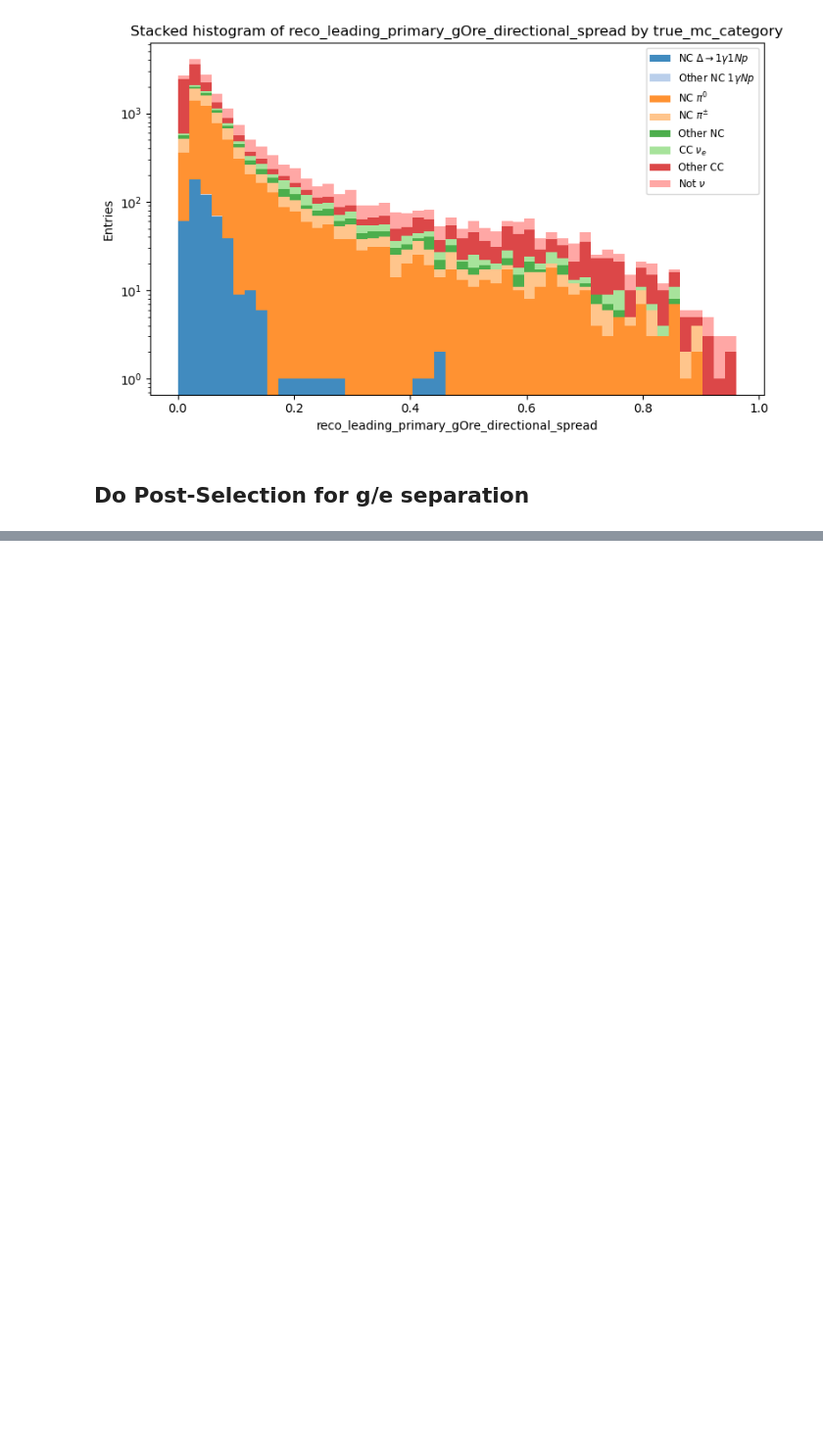
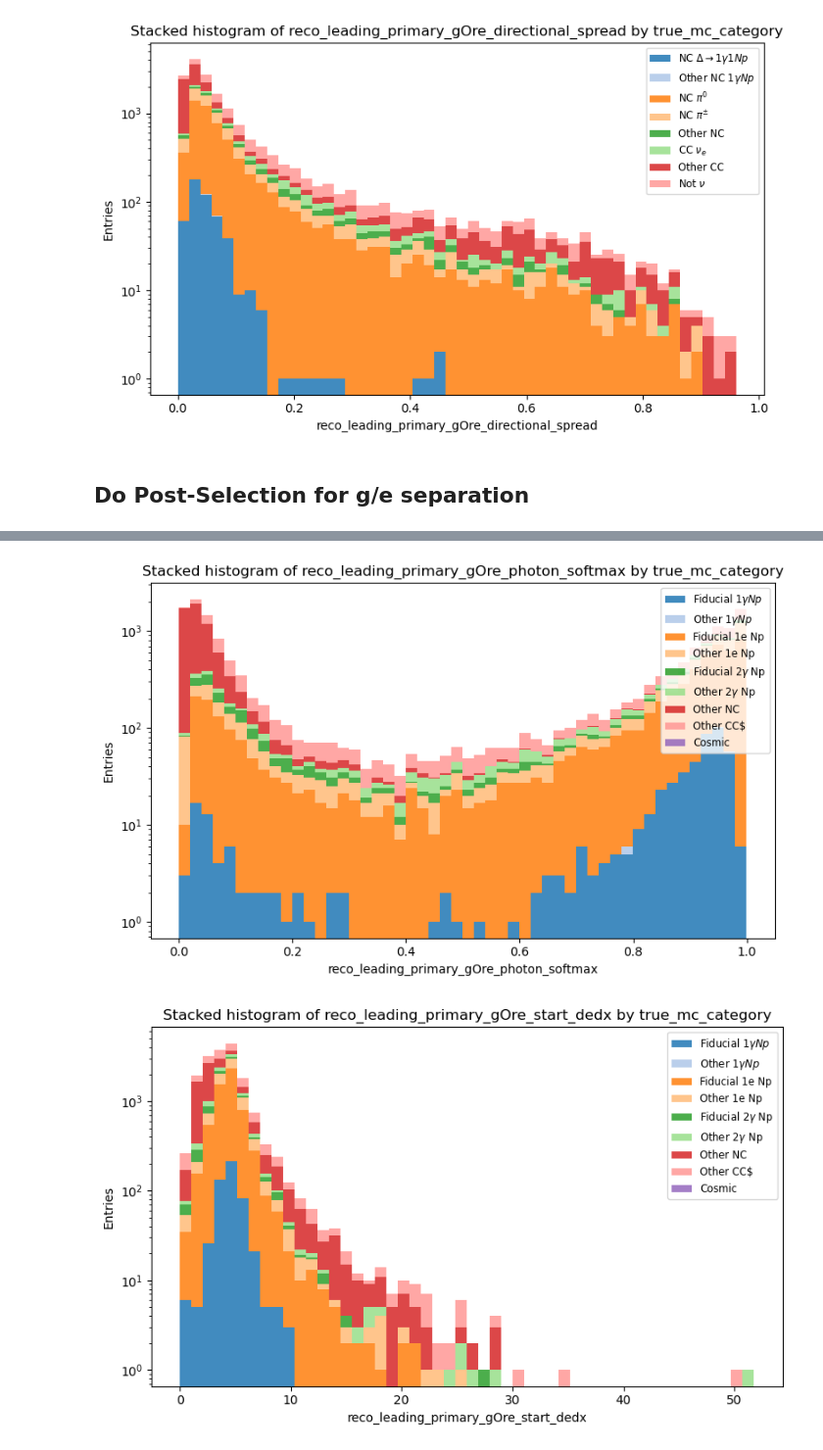
Before and after one commit to seokjuchung/NC_Delta_SPINE, a Jupyter notebook: explore_flatCAF.ipynb, the cells around one changed output, grey strips where cells are left out. Shown at 98% size. Saved outputs shown, nothing was run; the diff lists cells and outputs as text; code cells hidden in the pictures; blank space fills up the shorter version.

```diff
--- a/explore_flatCAF.ipynb
+++ b/explore_flatCAF.ipynb
@@ -314,0 +453,51 @@ print(selected_entries_true.shape)
+# %%
+import matplotlib.pyplot as plt
+import numpy as np
+
+variables = ['reco_leading_primary_gOre_photon_softmax',
+             'reco_leading_primary_gOre_start_dedx',
+             'reco_leading_primary_gOre_axial_spread',
+             'reco_leading_primary_gOre_directional_spread',
+             'reco_subleading_primary_gOre_photon_softmax',
+             'reco_subleading_primary_gOre_start_dedx',
+             'reco_subleading_primary_gOre_axial_spread',
+             'reco_subleading_primary_gOre_directional_spread']
+
+# Category labels in order (0..7) — use LaTeX math for Greek/arrow
+labels = [
+    r'Fiducial 1$\gamma Np$',
+    r'Other 1$\gamma Np$',
+    r'Fiducial 1e Np',
+    r'Other 1e Np',
+    r'Fiducial 2$\gamma$ Np',
+    r'Other 2$\gamma$ Np',
+    r'Other NC',
+    r'Other CC$',
+    r'Cosmic'
+]
+
+# Colors (slice of a colormap to match number of labels)
+colors = plt.cm.tab20.colors[:len(labels)]
+
+for var in variables:
+    # collect arrays for each category (handles empty arrays)
+    arrays = []
+    present_labels = []
+    for idx, lab in enumerate(labels):
+        mask = (data['true_mc_category'] == idx)
+        vals = data[var][mask]
+        arrays.append(vals)
+        present_labels.append(lab)
+
+    plt.figure(figsize=(8,5))
+    plt.hist(arrays, bins=50, stacked=True, label=present_labels, color=colors, alpha=0.85)
+    plt.xlabel(var)
+    plt.ylabel('Entries')
+    plt.yscale('log')
+    plt.legend(loc='upper right', fontsize='small')
+    plt.title(f'Stacked histogram of {var} by true_mc_category')
+    plt.tight_layout()
+    plt.show()
+# %% [output]
+[figure, added]
+[figure, added]
```
Also changed, not shown: parts of 10 cells of this notebook, 1 other file.
